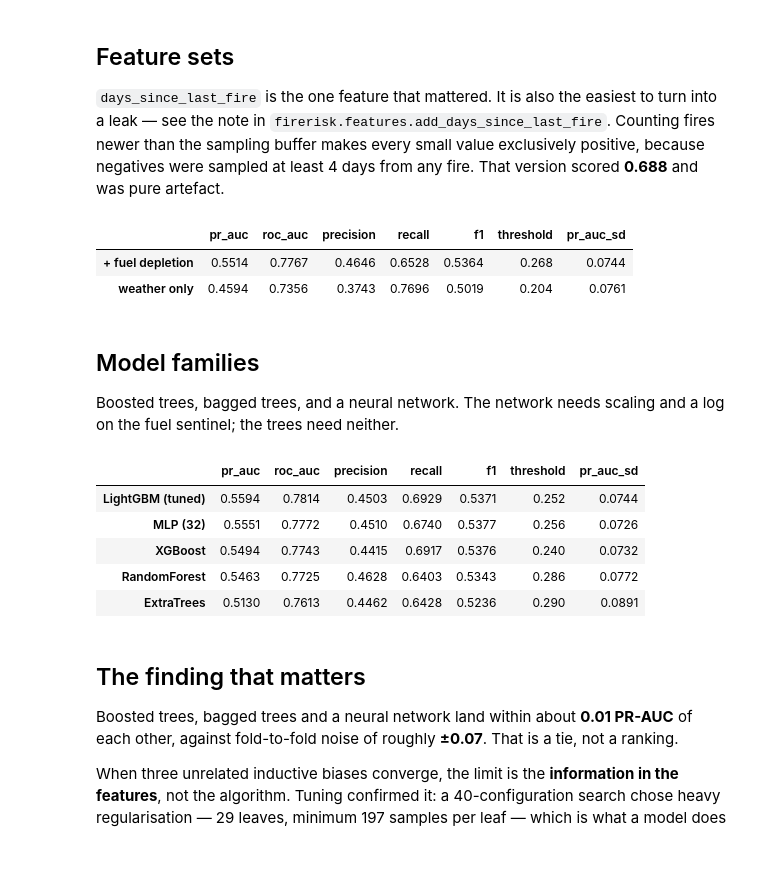
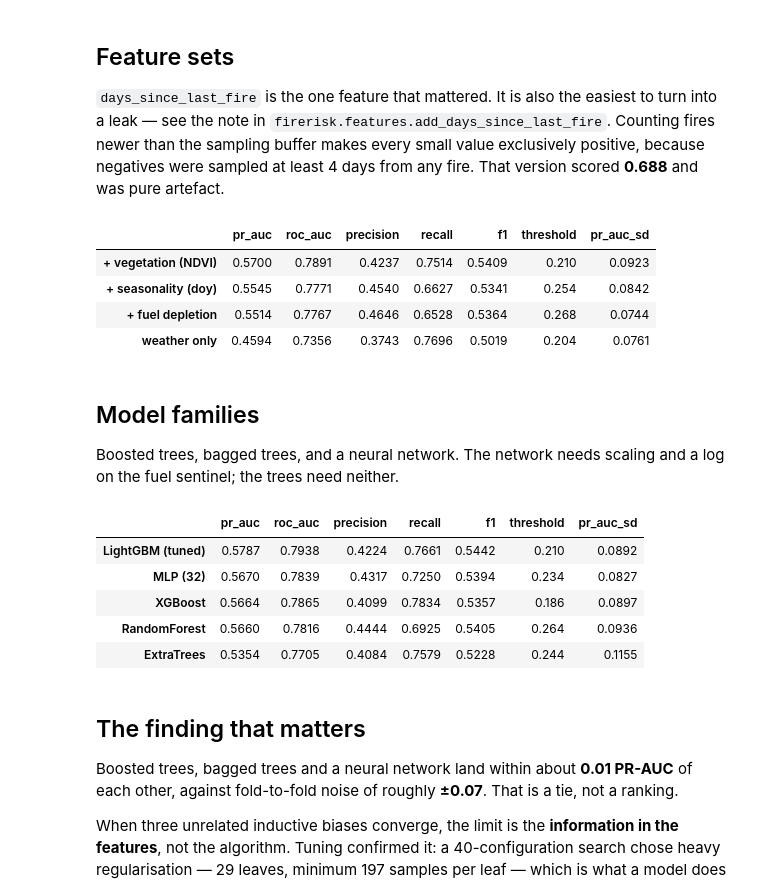
Before and after one commit to Abdelmalek05/fire-detection-model, a Jupyter notebook: notebooks/02_model_comparison.ipynb, the cells around one changed output. Drawn from its saved outputs; the diff is of its cells as text; code cells hidden in the pictures; blank space fills up the shorter version.

```diff
--- a/notebooks/02_model_comparison.ipynb
+++ b/notebooks/02_model_comparison.ipynb
@@ -40,8 +40,9 @@ setup = import_module("00_setup")
 from firerisk.evaluation import TUNED_PARAMS, cross_validate, summarise
 
 d = setup.load_dataset()
-BASE = setup.BASE_FEATURES
-FULL = setup.MODEL_FEATURES
+BASE = setup.BASE_FEATURES      # 20 weather + FWI
+FUEL = setup.MODEL_FEATURES     # + days_since_last_fire
+FULL = setup.FEATURES           # + doy + vegetation (26)
 y, years = d["label"], d["year"]
 print(f"{len(d):,} rows · positives {y.mean()*100:.1f}%")
 # %% [output]
@@ -96,10 +97,18 @@ newer than the sampling buffer makes every small value exclusively positive, bec
 negatives were sampled at least 4 days from any fire. That version scored **0.688** and
 was pure artefact.
 # %%
-sets = {"weather only": BASE, "+ fuel depletion": FULL}
+# Each rung adds one kind of information, not one column.
+sets = {
+    "weather only": BASE,
+    "+ fuel depletion": FUEL,
+    "+ seasonality (doy)": FUEL + ["doy"],
+    "+ vegetation (NDVI)": FULL,
+}
 summarise({name: cross_validate(quick, d[f], y, years)[0] for name, f in sets.items()})
 # %% [output]
 |  | pr_auc | roc_auc | precision | recall | f1 | threshold | pr_auc_sd |
+| + vegetation (NDVI) | 0.5700 | 0.7891 | 0.4237 | 0.7514 | 0.5409 | 0.210 | 0.0923 |
+| + seasonality (doy) | 0.5545 | 0.7771 | 0.4540 | 0.6627 | 0.5341 | 0.254 | 0.0842 |
 | + fuel depletion | 0.5514 | 0.7767 | 0.4646 | 0.6528 | 0.5364 | 0.268 | 0.0744 |
 | weather only | 0.4594 | 0.7356 | 0.3743 | 0.7696 | 0.5019 | 0.204 | 0.0761 |
 # %% [markdown]
@@ -114,40 +123,53 @@ from sklearn.neural_network import MLPClassifier
 from sklearn.pipeline import Pipeline
 from sklearn.preprocessing import StandardScaler
 
 families = {
     "LightGBM (tuned)": lgb.LGBMClassifier(**TUNED_PARAMS),
     "XGBoost": xgb.XGBClassifier(n_estimators=600, learning_rate=0.05, max_depth=7,
                                  subsample=0.8, colsample_bytree=0.8, n_jobs=-1,
                                  eval_metric="aucpr", tree_method="hist", random_state=42),
     "RandomForest": RandomForestClassifier(n_estimators=300, min_samples_leaf=5,
                                            n_jobs=-1, random_state=42),
     "ExtraTrees": ExtraTreesClassifier(n_estimators=300, min_samples_leaf=5,
                                        n_jobs=-1, random_state=42),
     "MLP (32)": Pipeline([("scale", StandardScaler()),
                           ("net", MLPClassifier(hidden_layer_sizes=(32,), batch_size=512,
                                                 max_iter=100, early_stopping=True,
                                                 n_iter_no_change=8, random_state=42))]),
 }
 
 # The net needs scaling and a log on the 9999 sentinel; trees are invariant
 # to both, and scaling them was measured at 0.0004 PR-AUC.
+#
+# LightGBM and XGBoost route NaN natively. sklearn's forests and the net do
+# not, and NDVI is missing on 0.05% of rows - coastal cells that are mostly
+# sea, so MODIS masks them. Those three get a median-filled copy; 60 rows
+# cannot move a comparison decided at the third decimal.
 X_tree = d[FULL]
-X_net = X_tree.copy()
+X_dense = X_tree.fillna(X_tree.median())
+X_net = X_dense.copy()
 X_net["days_since_last_fire"] = np.log1p(X_net["days_since_last_fire"])
+
+NEEDS_DENSE = ("RandomForest", "ExtraTrees")
 
 results = {}
 for name, model in families.items():
-    X = X_net if name.startswith("MLP") else X_tree
+    if name.startswith("MLP"):
+        X = X_net
+    elif name in NEEDS_DENSE:
+        X = X_dense
+    else:
+        X = X_tree
     results[name], _ = cross_validate(model, X, y, years)
 
 summarise(results)
 # %% [output]
 |  | pr_auc | roc_auc | precision | recall | f1 | threshold | pr_auc_sd |
-| LightGBM (tuned) | 0.5594 | 0.7814 | 0.4503 | 0.6929 | 0.5371 | 0.252 | 0.0744 |
-| MLP (32) | 0.5551 | 0.7772 | 0.4510 | 0.6740 | 0.5377 | 0.256 | 0.0726 |
-| XGBoost | 0.5494 | 0.7743 | 0.4415 | 0.6917 | 0.5376 | 0.240 | 0.0732 |
-| RandomForest | 0.5463 | 0.7725 | 0.4628 | 0.6403 | 0.5343 | 0.286 | 0.0772 |
-| ExtraTrees | 0.5130 | 0.7613 | 0.4462 | 0.6428 | 0.5236 | 0.290 | 0.0891 |
+| LightGBM (tuned) | 0.5787 | 0.7938 | 0.4224 | 0.7661 | 0.5442 | 0.210 | 0.0892 |
+| MLP (32) | 0.5670 | 0.7839 | 0.4317 | 0.7250 | 0.5394 | 0.234 | 0.0827 |
+| XGBoost | 0.5664 | 0.7865 | 0.4099 | 0.7834 | 0.5357 | 0.186 | 0.0897 |
+| RandomForest | 0.5660 | 0.7816 | 0.4444 | 0.6925 | 0.5405 | 0.264 | 0.0936 |
+| ExtraTrees | 0.5354 | 0.7705 | 0.4084 | 0.7579 | 0.5228 | 0.244 | 0.1155 |
 # %% [markdown]
 ## The finding that matters
 
```
Also changed, not shown: parts of 1 cell of this notebook, 12 other files.
